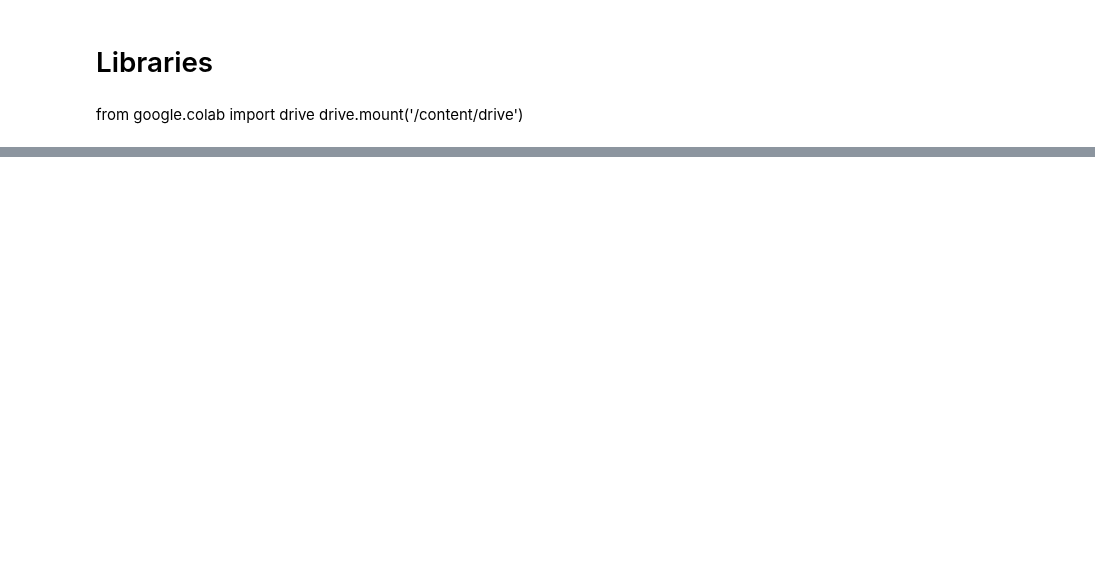
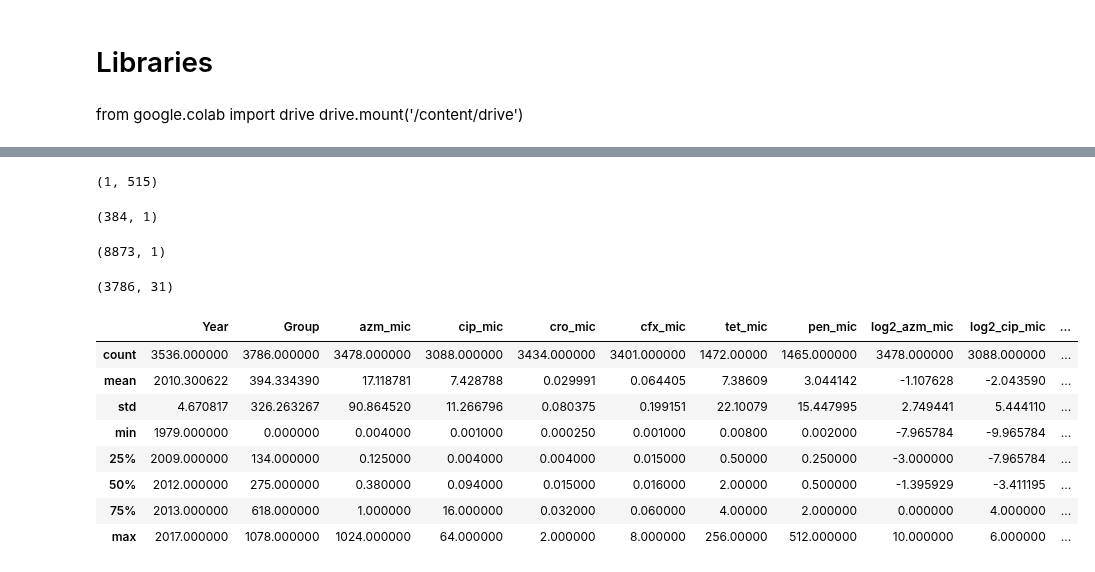
Before and after one commit to MrEktirir/Antibiotics-Resistance-Prediction, a Jupyter notebook: Notebooks/main.ipynb, the cells around one changed output, grey strips where cells are left out. Drawn from its saved outputs; the diff is of its cells as text; code cells hidden in the pictures; blank space fills up the shorter version.

```diff
--- a/Notebooks/main.ipynb
+++ b/Notebooks/main.ipynb
@@ -122,0 +29,28 @@ cip_sr_CAAATAGAACCACTA
+# %%
+azm_sr_df.shape
+# %% [output]
+(1, 515)
+# %%
+cfx_sr_df.shape
+# %% [output]
+(384, 1)
+# %%
+cip_sr_df.shape
+# %% [output]
+(8873, 1)
+# %%
+metadata_df.shape
+# %% [output]
+(3786, 31)
+# %%
+metadata_df.describe()
+# %% [output]
+|  | Year | Group | azm_mic | cip_mic | cro_mic | cfx_mic | tet_mic | pen_mic | log2_azm_mic | log2_cip_mic | ... |
+| count | 3536.000000 | 3786.000000 | 3478.000000 | 3088.000000 | 3434.000000 | 3401.000000 | 1472.00000 | 1465.000000 | 3478.000000 | 3088.000000 | ... |
+| mean | 2010.300622 | 394.334390 | 17.118781 | 7.428788 | 0.029991 | 0.064405 | 7.38609 | 3.044142 | -1.107628 | -2.043590 | ... |
+| std | 4.670817 | 326.263267 | 90.864520 | 11.266796 | 0.080375 | 0.199151 | 22.10079 | 15.447995 | 2.749441 | 5.444110 | ... |
+| min | 1979.000000 | 0.000000 | 0.004000 | 0.001000 | 0.000250 | 0.001000 | 0.00800 | 0.002000 | -7.965784 | -9.965784 | ... |
+| 25% | 2009.000000 | 134.000000 | 0.125000 | 0.004000 | 0.004000 | 0.015000 | 0.50000 | 0.250000 | -3.000000 | -7.965784 | ... |
+| 50% | 2012.000000 | 275.000000 | 0.380000 | 0.094000 | 0.015000 | 0.016000 | 2.00000 | 0.500000 | -1.395929 | -3.411195 | ... |
+| 75% | 2013.000000 | 618.000000 | 1.000000 | 16.000000 | 0.032000 | 0.060000 | 4.00000 | 2.000000 | 0.000000 | 4.000000 | ... |
+| max | 2017.000000 | 1078.000000 | 1024.000000 | 64.000000 | 2.000000 | 8.000000 | 256.00000 | 512.000000 | 10.000000 | 6.000000 | ... |
```
Also changed, not shown: parts of 11 cells of this notebook.
